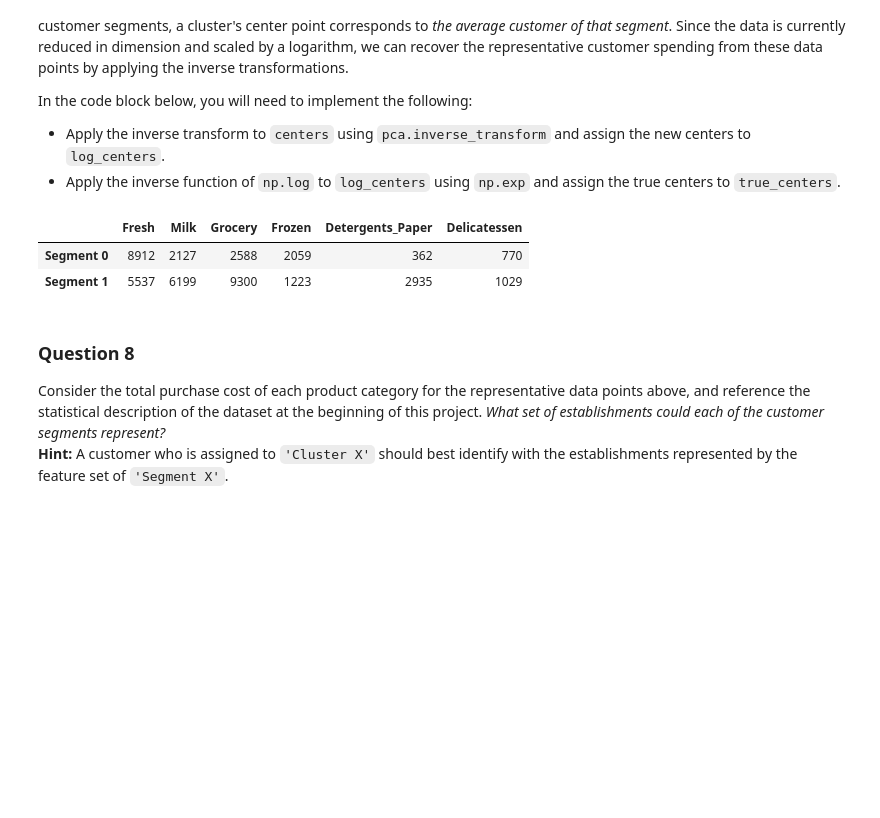
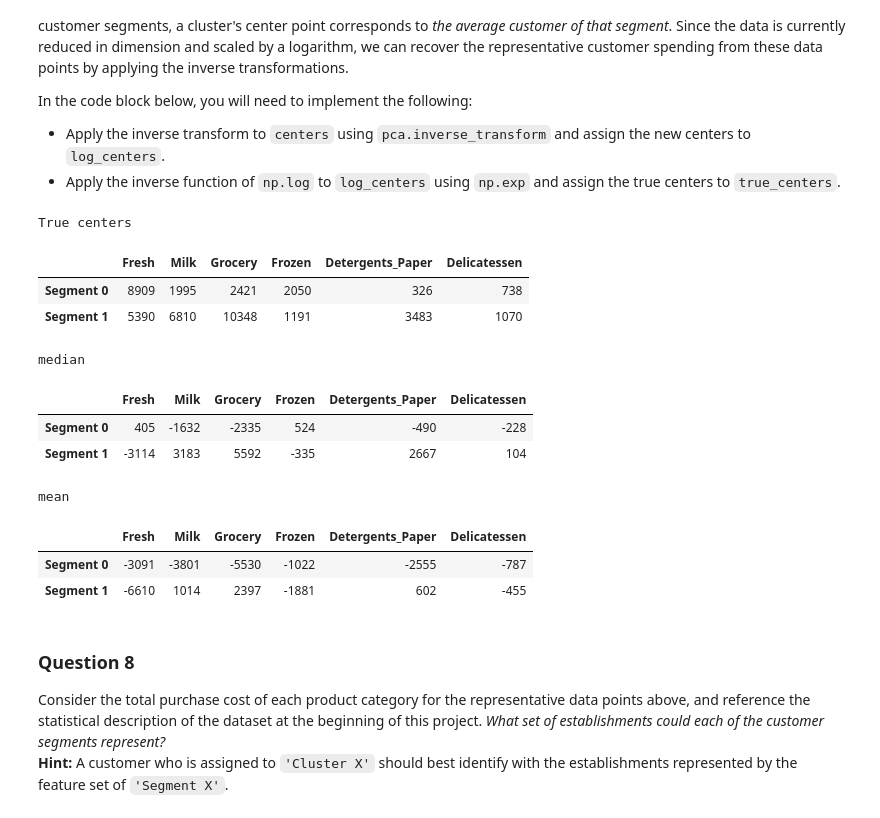
Before and after one commit to Xeli/udacity, a Jupyter notebook: machine-learning/creating_customer_segments/customer_segments.ipynb, the cells around one changed output. Cells and saved outputs as stored; diff of their text form; code cells hidden in the pictures; blank space fills up the shorter version.

```diff
--- a/machine-learning/creating_customer_segments/customer_segments.ipynb
+++ b/machine-learning/creating_customer_segments/customer_segments.ipynb
@@ -58,10 +58,10 @@ display(data.describe())
 To get a better understanding of the customers and how their data will transform through the analysis, it would be best to select a few sample data points and explore them in more detail. In the code block below, add **three** indices of your choice to the `indices` list which will represent the customers to track. It is suggested to try different sets of samples until you obtain customers that vary significantly from one another.
 # %%
 # TODO: Select three indices of your choice you wish to sample from the dataset
-indices = [100, 203, 307]
+sample_indices = [100, 203, 307]
 
 # Create a DataFrame of the chosen samples
-samples = pd.DataFrame(data.loc[indices], columns = data.keys()).reset_index(drop = True)
+samples = pd.DataFrame(data.loc[sample_indices], columns = data.keys()).reset_index(drop = True)
 print "Chosen samples of wholesale customers dataset:"
 display(samples)
 # %% [output]
@@ -407,20 +415,29 @@ In the code block below, you will need to implement the following:
 # %%
 from sklearn.mixture import GMM
 from sklearn.metrics import silhouette_score
-# TODO: Apply your clustering algorithm of choice to the reduced data
-clusterer = GMM(2, "spherical", n_iter = 100).fit(reduced_data)
+import matplotlib.pyplot as plt
 
-# TODO: Predict the cluster for each data point
-preds = clusterer.predict(reduced_data)
+#keep the scores for each cluster size
+sil_scores = []
+for i in range(20,1,-1):
+    # TODO: Apply your clustering algorithm of choice to the reduced data
+    clusterer = GMM(i, "spherical", n_iter = 100).fit(reduced_data)
 
-# TODO: Find the cluster centers
-centers = clusterer.means_
+    # TODO: Predict the cluster for each data point
+    preds = clusterer.predict(reduced_data)
 
-# TODO: Predict the cluster for each transformed sample data point
-sample_preds = clusterer.predict(pca_samples)
+    # TODO: Find the cluster centers
+    centers = clusterer.means_
 
-# TODO: Calculate the mean silhouette coefficient for the number of clusters chosen
-score = silhouette_score(reduced_data, preds)
+    # TODO: Predict the cluster for each transformed sample data point
+    sample_preds = clusterer.predict(pca_samples)
 
-print score
+    # TODO: Calculate the mean silhouette coefficient for the number of clusters chosen
+    score = silhouette_score(reduced_data, preds)
+    sil_scores.append(score)
+    print i, 'clusters:', score.round(5)
+
+# plot the scores
+plt.plot(np.arange(20,1,-1), sil_scores, '-o', label=clusterer.__class__.__name__)
+plt.legend(loc='best');
 # %% [output]
@@ -465,19 +489,34 @@ In the code block below, you will need to implement the following:
 # %%
 # TODO: Inverse transform the centers
 log_centers = pca.inverse_transform(centers)
 
 # TODO: Exponentiate the centers
 true_centers = np.exp(log_centers)
 
 # Display the true centers
 segments = ['Segment {}'.format(i) for i in range(0,len(centers))]
 true_centers = pd.DataFrame(np.round(true_centers), columns = data.keys())
 true_centers.index = segments
+print "True centers"
 display(true_centers)
+print "median"
+display(true_centers - data.median().round())
+
+print "mean"
+display(true_centers - data.mean().round())
 # %% [output]
+True centers
 |  | Fresh | Milk | Grocery | Frozen | Detergents_Paper | Delicatessen |
-| Segment 0 | 8912 | 2127 | 2588 | 2059 | 362 | 770 |
-| Segment 1 | 5537 | 6199 | 9300 | 1223 | 2935 | 1029 |
+| Segment 0 | 8909 | 1995 | 2421 | 2050 | 326 | 738 |
+| Segment 1 | 5390 | 6810 | 10348 | 1191 | 3483 | 1070 |
+median
+|  | Fresh | Milk | Grocery | Frozen | Detergents_Paper | Delicatessen |
+| Segment 0 | 405 | -1632 | -2335 | 524 | -490 | -228 |
+| Segment 1 | -3114 | 3183 | 5592 | -335 | 2667 | 104 |
+mean
+|  | Fresh | Milk | Grocery | Frozen | Detergents_Paper | Delicatessen |
+| Segment 0 | -3091 | -3801 | -5530 | -1022 | -2555 | -787 |
+| Segment 1 | -6610 | 1014 | 2397 | -1881 | 602 | -455 |
 # %% [markdown]
 ### Question 8
 Consider the total purchase cost of each product category for the representative data points above, and reference the statistical description of the dataset at the beginning of this project. *What set of establishments could each of the customer segments represent?*
```
Also changed, not shown: parts of 14 cells of this notebook, 1 other file.
